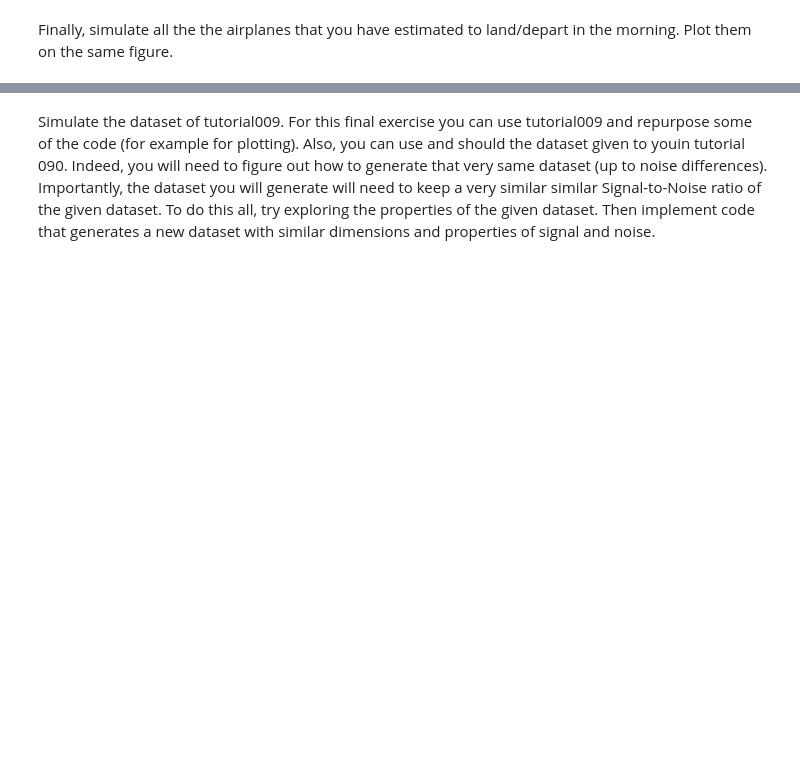
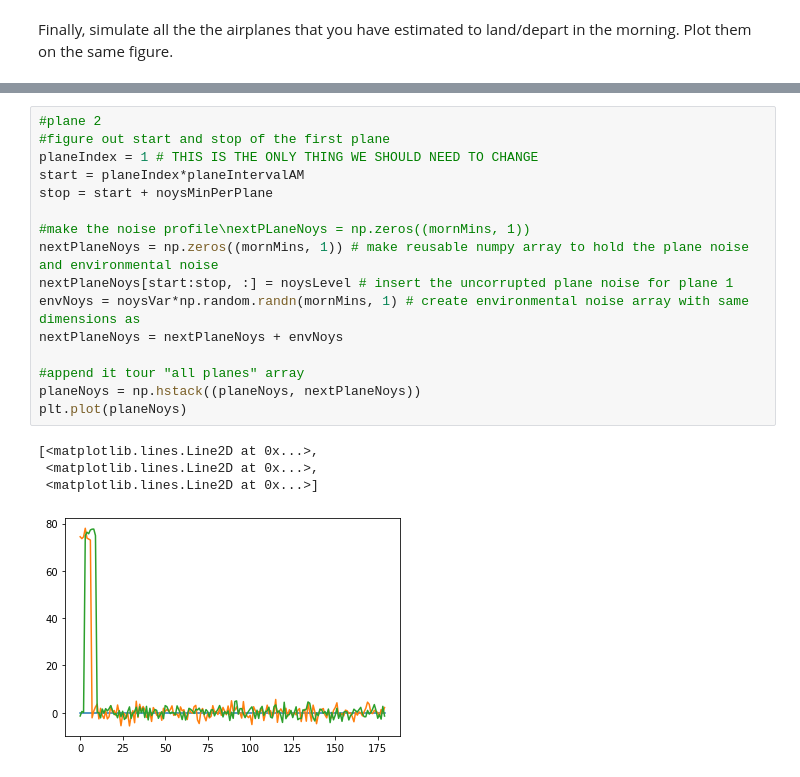
Before and after one commit to kzapalac/PythonTutorials, a Jupyter notebook: tutorial_ex_10/tutorial010Exercise.ipynb, the cells around one changed output, grey strips where cells are left out. Cells and saved outputs as stored; diff of their text form; blank space fills up the shorter version.

```diff
--- a/tutorial_ex_10/tutorial010Exercise.ipynb
+++ b/tutorial_ex_10/tutorial010Exercise.ipynb
@@ -206,2 +68,21 @@ Now use imshow on the full numpy array of all airplane noise. How does it look l
-# %% [markdown]
-Simulate the dataset of tutorial009. For this final exercise you can use tutorial009 and repurpose some of the code (for example for plotting). Also, you can use and should the dataset given to youin tutorial 090. Indeed, you will need to figure out how to generate that very same dataset (up to noise differences). Importantly, the dataset you will generate will need to keep a very similar similar Signal-to-Noise ratio of the given dataset. To do this all, try exploring the properties of the given dataset. Then implement code that generates a new dataset with similar dimensions and properties of signal and noise.
+# %%
+#plane 2
+#figure out start and stop of the first plane
+planeIndex = 1 # THIS IS THE ONLY THING WE SHOULD NEED TO CHANGE
+start = planeIndex*planeIntervalAM
+stop = start + noysMinPerPlane
+
+#make the noise profile\nextPLaneNoys = np.zeros((mornMins, 1))
+nextPlaneNoys = np.zeros((mornMins, 1)) # make reusable numpy array to hold the plane noise and environmental noise
+nextPlaneNoys[start:stop, :] = noysLevel # insert the uncorrupted plane noise for plane 1
+envNoys = noysVar*np.random.randn(mornMins, 1) # create environmental noise array with same dimensions as
+nextPlaneNoys = nextPlaneNoys + envNoys
+
+#append it tour "all planes" array
+planeNoys = np.hstack((planeNoys, nextPlaneNoys))
+plt.plot(planeNoys)
+# %% [output]
+[<matplotlib.lines.Line2D at 0x...>,
+ <matplotlib.lines.Line2D at 0x...>,
+ <matplotlib.lines.Line2D at 0x...>]
+[figure, added]
```
Also changed, not shown: parts of 30 cells of this notebook.
